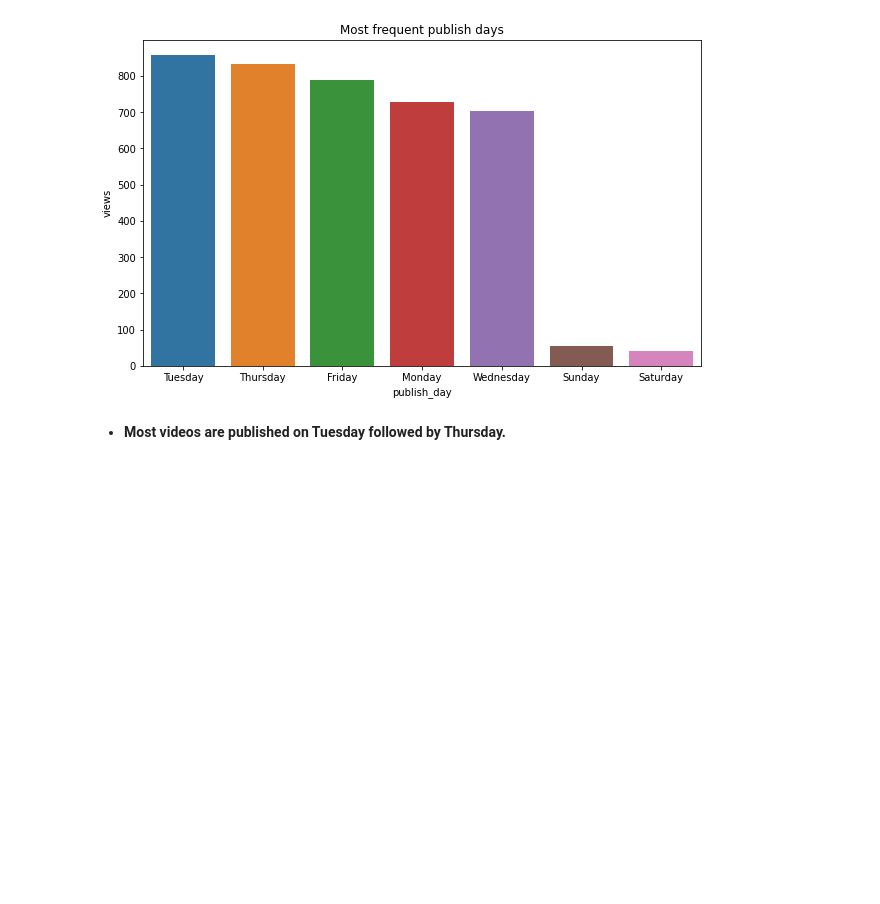
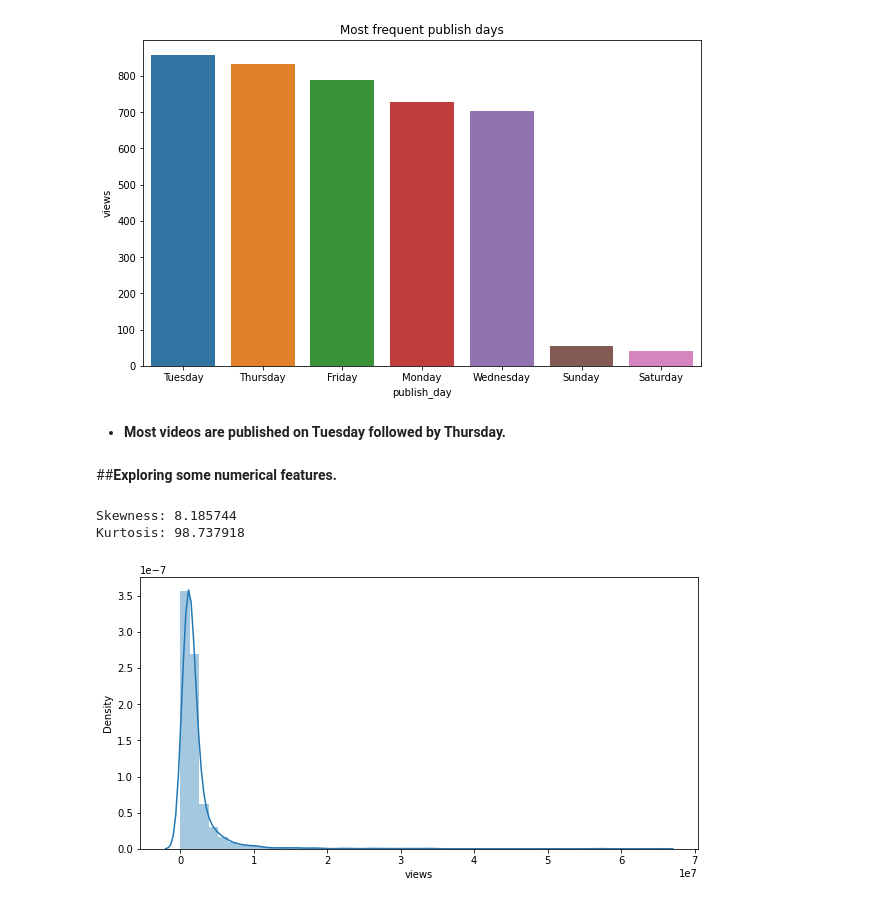
Before and after one commit to vickypandey07/Ted-Talk-Views-Prediction, a Jupyter notebook: Ted_Talk_Views_Prediction_Vikram_Pandey_Capstone_Project_2.ipynb, the cells around one changed output. Drawn from its saved outputs; the diff is of its cells as text; code cells hidden in the pictures; blank space fills up the shorter version.

```diff
--- a/Ted_Talk_Views_Prediction_Vikram_Pandey_Capstone_Project_2.ipynb
+++ b/Ted_Talk_Views_Prediction_Vikram_Pandey_Capstone_Project_2.ipynb
@@ -354,3 +355,16 @@ Text(0.5, 1.0, 'Most frequent publish days')
 [figure]
 # %% [markdown]
 * **Most videos are published on Tuesday followed by Thursday.**
+# %% [markdown]
+##**Exploring some numerical features.**
+# %%
+# Distplot to show distribution of views column
+
+plt.figure(figsize=(10,5))
+sns.distplot(df['views'])
+print("Skewness: %f" % df['views'].skew())
+print("Kurtosis: %f" % df['views'].kurt())
+# %% [output]
+Skewness: 8.185744
+Kurtosis: 98.737918
+[figure, added]
```
Also changed, not shown: parts of 41 cells of this notebook.
